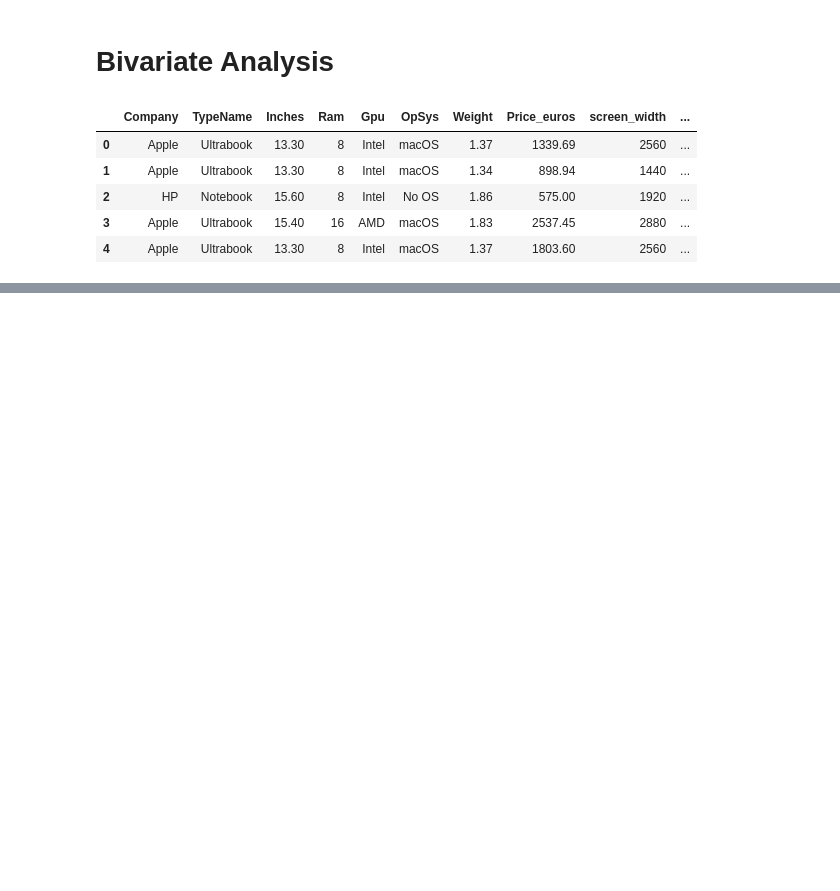
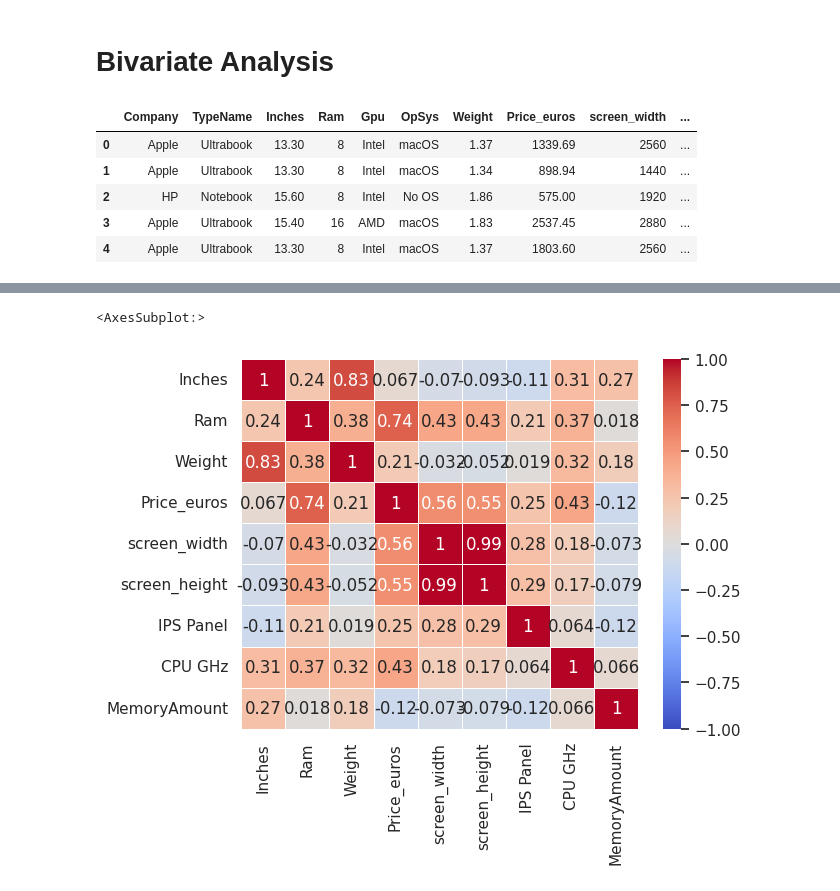
Before and after one commit to AleexSilva/laptop_price_prediction, a Jupyter notebook: Laptop-EDA.ipynb, the cells around one changed output, grey strips where cells are left out. Saved outputs shown, nothing was run; the diff lists cells and outputs as text; code cells hidden in the pictures; blank space fills up the shorter version.

```diff
--- a/Laptop-EDA.ipynb
+++ b/Laptop-EDA.ipynb
@@ -311,0 +358,13 @@ laptop[laptop['CPU Brand']=='Samsung']
+# %%
+sns.heatmap(
+    data=laptop.corr(),
+    cmap='coolwarm',
+    center=0,
+    vmin=-1,
+    vmax=1,
+    linewidths=0.5,
+    annot=True
+)
+# %% [output]
+<AxesSubplot:>
+[figure, added]
```
Also changed, not shown: parts of 27 cells of this notebook.
